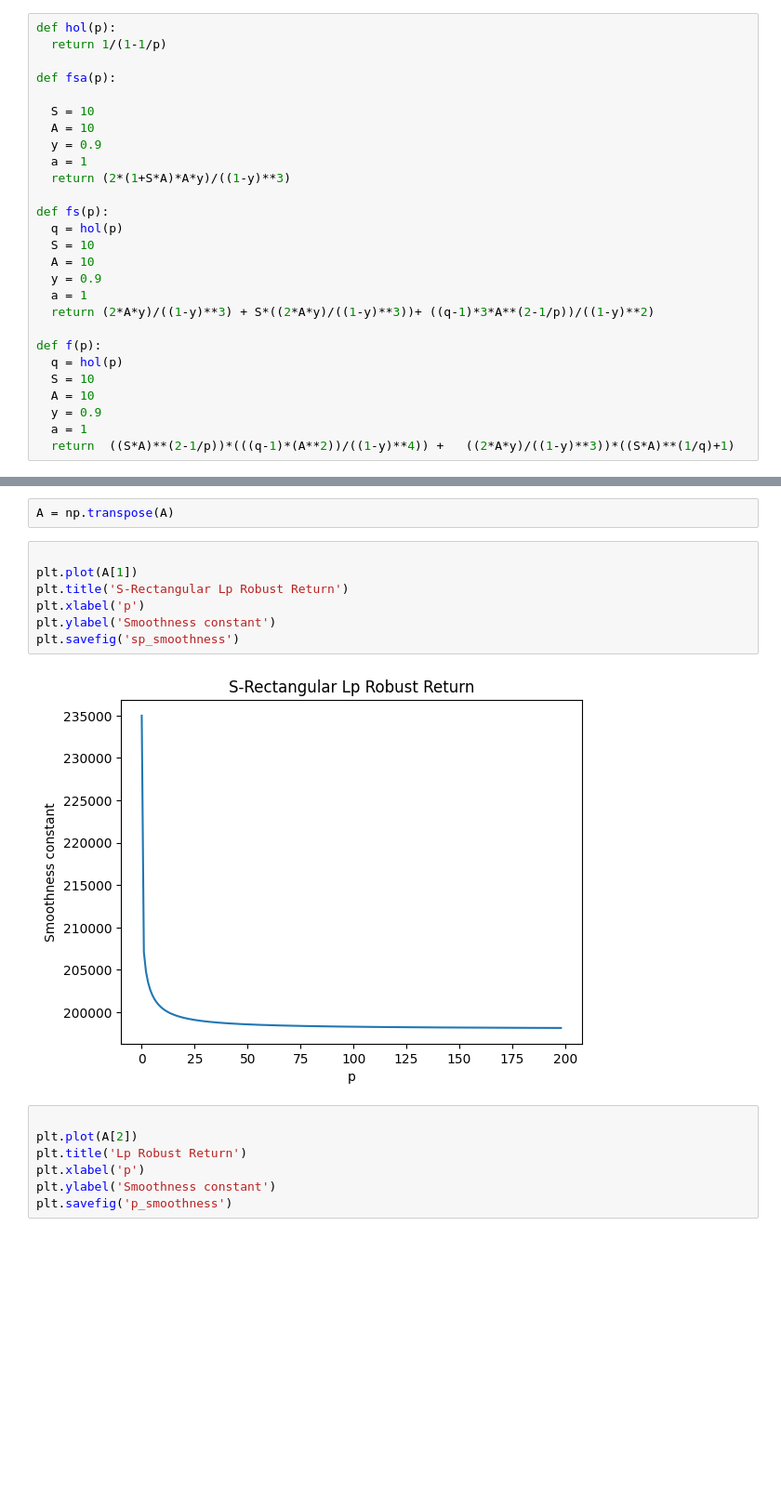
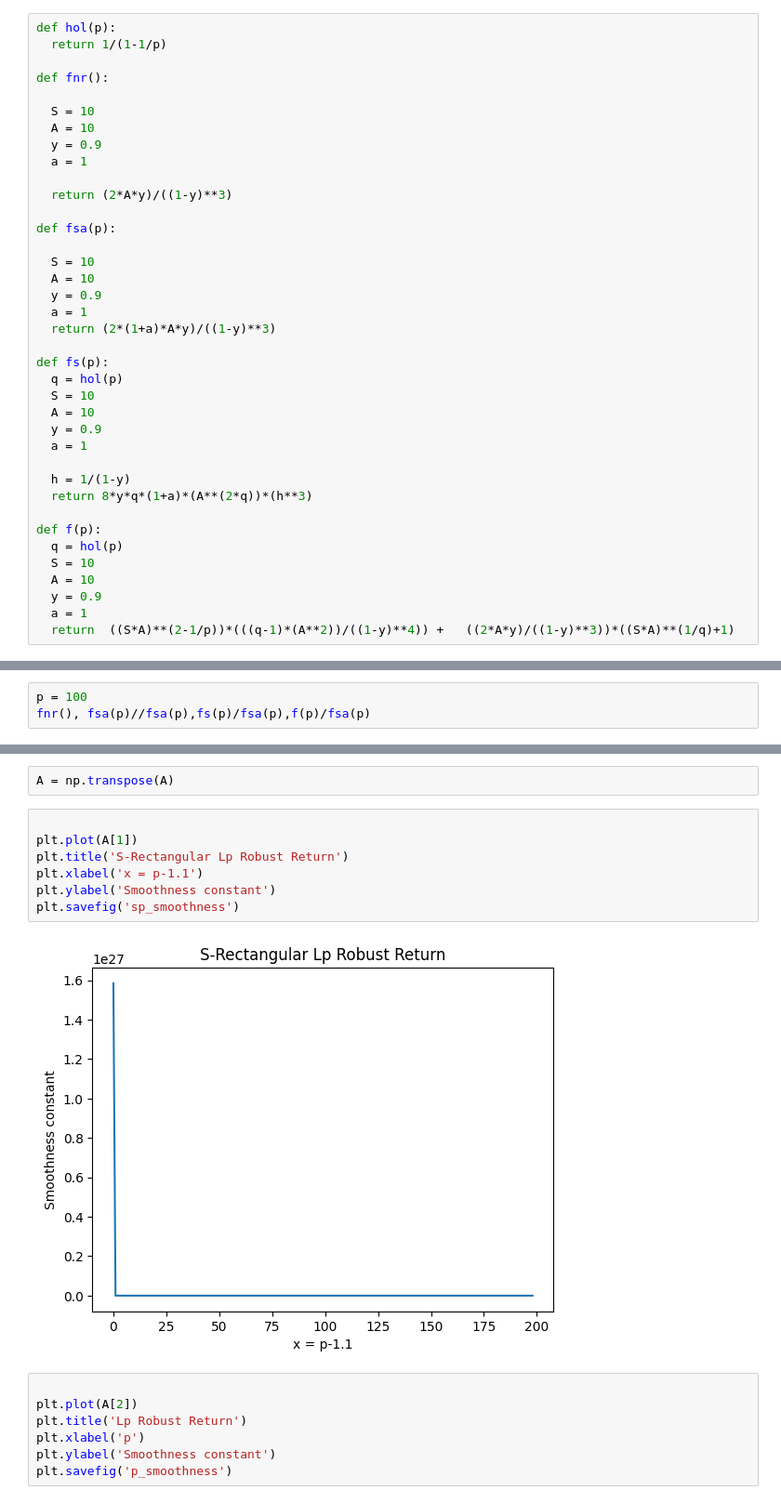
Before and after one commit to navdtech/rpg_convergence, a Jupyter notebook: main_smoothness.ipynb, the cells around one changed output, grey strips where cells are left out. Shown at 93% size. Saved outputs shown, nothing was run; the diff lists cells and outputs as text; blank space fills up the shorter version.

```diff
--- a/main_smoothness.ipynb
+++ b/main_smoothness.ipynb
@@ -9,6 +9,15 @@ a = 1
 # %%
 def hol(p):
   return 1/(1-1/p)
+
+def fnr():
+
+  S = 10
+  A = 10
+  y = 0.9
+  a = 1
+
+  return (2*A*y)/((1-y)**3)
 
 def fsa(p):
 
@@ -16,7 +25,7 @@ def fsa(p):
   A = 10
   y = 0.9
   a = 1
-  return (2*(1+S*A)*A*y)/((1-y)**3)
+  return (2*(1+a)*A*y)/((1-y)**3)
 
 def fs(p):
   q = hol(p)
@@ -24,7 +33,9 @@ def fs(p):
   A = 10
   y = 0.9
   a = 1
-  return (2*A*y)/((1-y)**3) + S*((2*A*y)/((1-y)**3))+ ((q-1)*3*A**(2-1/p))/((1-y)**2)
+
+  h = 1/(1-y)
+  return 8*y*q*(1+a)*(A**(2*q))*(h**3)
 
 def f(p):
   q = hol(p)
@@ -39,0 +47,3 @@ fsa(2),fs(2),fs(2)
+# %%
+p = 100
+fnr(), fsa(p)//fsa(p),fs(p)/fsa(p),f(p)/fsa(p)
@@ -46,12 +58,12 @@ A = np.transpose(A)
 # %%
 
 plt.plot(A[1])
 plt.title('S-Rectangular Lp Robust Return')
-plt.xlabel('p')
+plt.xlabel('x = p-1.1')
 plt.ylabel('Smoothness constant')
 plt.savefig('sp_smoothness')
 # %% [output]
-[figure, old version]
+[figure, new version]
 # %%
 
 plt.plot(A[2])
```
Also changed, not shown: parts of 5 cells of this notebook, 1 other file.
